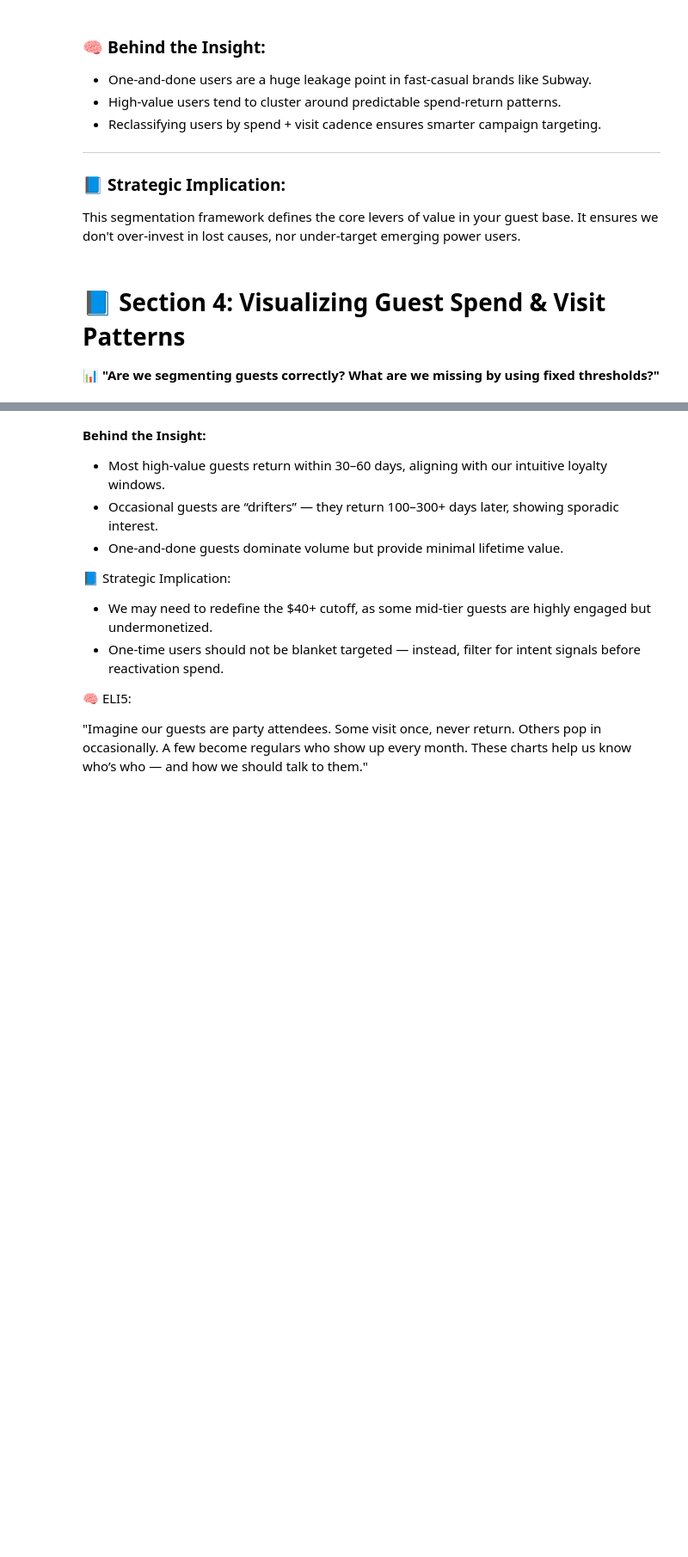
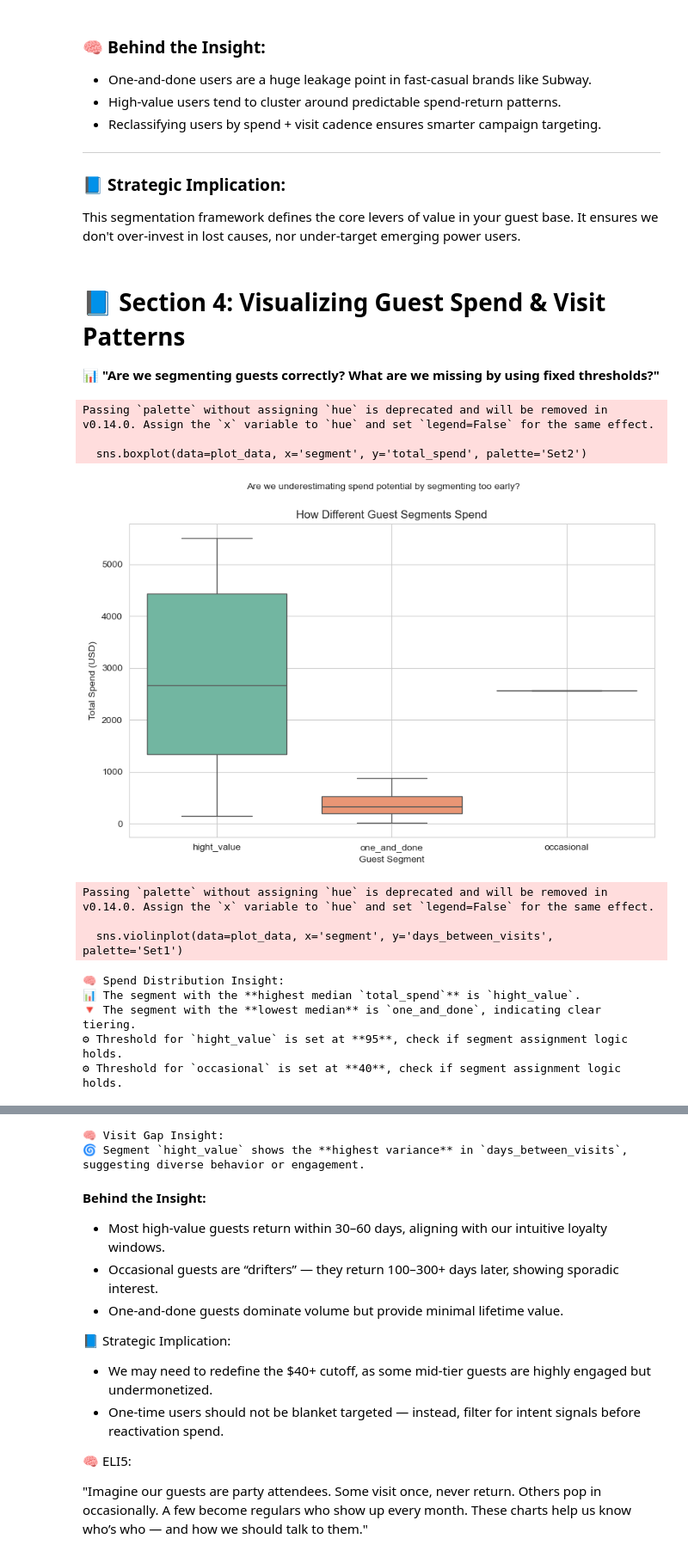
Before and after one commit to MC-Zealot/datamule-python, a Jupyter notebook: nbo/nbo_v2/NBO_EDA_v2.ipynb, the cells around one changed output, grey strips where cells are left out. Shown: that part at 86% size. Drawn from its saved outputs; the diff is of its cells as text; code cells hidden in the pictures; blank space fills up the shorter version.

```diff
--- a/nbo/nbo_v2/NBO_EDA_v2.ipynb
+++ b/nbo/nbo_v2/NBO_EDA_v2.ipynb
@@ -37,17 +37,18 @@ OFFER_TIERS = {
     "high": 50     # High-tier offer: 50% off
 }
 
-guest_summary_csv_path="1_guest_summary.csv"
-guest_segments_csv_path="2_guests_segments.csv"
-return_lags_csv_path="3_return_lags.csv"
-channel_summary_csv_path="4_channel_summary.csv"
-recent_csv_path="5_recent.csv"
+guest_summary_csv_path="/Users/zealot/yizhou/git/datamule-python/nbo/nbo_v2/1_guest_summary.csv"
+guest_segments_csv_path="/Users/zealot/yizhou/git/datamule-python/nbo/nbo_v2/2_guests_segments.csv"
+return_lags_csv_path="/Users/zealot/yizhou/git/datamule-python/nbo/nbo_v2/3_return_lags.csv"
+channel_summary_csv_path="/Users/zealot/yizhou/git/datamule-python/nbo/nbo_v2/4_channel_summary.csv"
+recent_csv_path="/Users/zealot/yizhou/git/datamule-python/nbo/nbo_v2/5_recent.csv"
 
-guest_summary = pd.read_csv(guest_summary_csv_path) # 🔁 Replace w/ SQL export when live
-guest_segments = pd.read_csv(guest_segments_csv_path) # 🔁 Replace w/ SQL export when live
-return_lags = pd.read_csv(return_lags_csv_path) # 🔁 Replace w/ SQL export when live
-channel_summary = pd.read_csv(channel_summary_csv_path) # 🔁 Replace w/ SQL export when live
-recent = pd.read_csv(recent_csv_path) # 🔁 Replace w/ SQL export when live
+guest_summary = pd.read_csv(guest_segments_csv_path, parse_dates=["first_seen","last_seen"])
+
+# guest_segments = pd.read_csv(guest_segments_csv_path)
+return_lags = pd.read_csv(return_lags_csv_path, parse_dates=["current_visit","previous_visit"])
+channel_summary = pd.read_csv(channel_summary_csv_path)
+recent = pd.read_csv(recent_csv_path)
 
 
 def generate_dynamic_insight(data, viz_type, segment_column=None, value_column=None, threshold_info=None):
@@ -111,19 +112,21 @@ def generate_dynamic_insight(data, viz_type, segment_column=None, value_column=N
 
 # 📥 Load placeholder data
 # df = pd.read_csv(CSV_PATH) # 🔁 Replace w/ SQL export when live
+guest_summary['segment']=guest_summary['case']
 df = guest_summary
 
 # 🧼 Basic column cleaning
-df['purchase_date'] = pd.to_datetime(df['purchase_date'])
-df = df[df['amount'].notnull() & df['guest_id'].notnull()]
+# df['purchase_date'] = pd.to_datetime(df['purchase_date'])
+df = df[df['total_spend'].notnull() & df['guest_profile_id'].notnull()]
 
 # 🧬 Identity Resolution (simulated for now)
-# This combines guest_id with payment_token as a proxy for identity stitching.
+# This combines guest_profile_id with payment_token as a proxy for identity stitching.
 # In production: replace with secure, hashed payment identity joins.
 if USE_ID_RESOLUTION and 'payment_token' in df.columns:
-    df['resolved_id'] = df['guest_id'].astype(str) + '_' + df['payment_token'].astype(str)
+    df['resolved_id'] = df['guest_profile_id'].astype(str) + '_' + df['payment_token'].astype(str)
 else:
-    df['resolved_id'] = df['guest_id']
+    df['resolved_id'] = df['guest_profile_id']
+
 
 # 🔍 Preview sample data
 df.head()
@@ -201,7 +211,7 @@ It ensures we don't over-invest in lost causes, nor under-target emerging power
 # ------------------------------------------------------------------------------
 
 # ⚙ Which segments to include in comparisons
-COMPARE_SEGMENTS = ['high_value', 'occasional', 'one_and_done']
+COMPARE_SEGMENTS = ['hight_value', 'occasional', 'one_and_done']
 
 # Filter dataset
 plot_data = guest_summary[guest_summary['segment'].isin(COMPARE_SEGMENTS)]
@@ -223,31 +233,44 @@ insight_spend = generate_dynamic_insight(
     data=plot_data,
     viz_type='boxplot',
     segment_column='segment',
     value_column='total_spend',
     threshold_info={
-        'high_value': SPEND_CUTOFF_HIGH_VALUE,
+        'hight_value': SPEND_CUTOFF_HIGH_VALUE,
         'occasional': SPEND_CUTOFF_OCCASIONAL
     }
 )
 print("🧠 Spend Distribution Insight:\n" + insight_spend)
 
 # -----------------------------------------
 # Visit Gap Distribution
 # -----------------------------------------
 plt.figure(figsize=(10, 6))
 sns.violinplot(data=plot_data, x='segment', y='days_between_visits', palette='Set1')
 plt.title("Visit Gaps Across Segments")
 plt.suptitle("How frequently do guests return? Can we predict drop-off?", fontsize=10)
 plt.xlabel("Guest Segment")
 plt.ylabel("Days Between Visits")
 plt.grid(True)
 plt.show()
 
 # 🧠 Visit Gap Insight
 insight_gap = generate_dynamic_insight(
     data=plot_data,
     viz_type='violin',
     segment_column='segment',
     value_column='days_between_visits'
 )
 print("🧠 Visit Gap Insight:\n" + insight_gap)
+# %% [output]
+Passing `palette` without assigning `hue` is deprecated and will be removed in v0.14.0. Assign the `x` variable to `hue` and set `legend=False` for the same effect.
+
+  sns.boxplot(data=plot_data, x='segment', y='total_spend', palette='Set2')
+[figure, added]
+Passing `palette` without assigning `hue` is deprecated and will be removed in v0.14.0. Assign the `x` variable to `hue` and set `legend=False` for the same effect.
+
+  sns.violinplot(data=plot_data, x='segment', y='days_between_visits', palette='Set1')
+🧠 Spend Distribution Insight:
+📊 The segment with the **highest median `total_spend`** is `hight_value`.
+🔻 The segment with the **lowest median** is `one_and_done`, indicating clear tiering.
+⚙ Threshold for `hight_value` is set at **95**, check if segment assignment logic holds.
+⚙ Threshold for `occasional` is set at **40**, check if segment assignment logic holds.
@@ -254,3 +278,5 @@ print("🧠 Visit Gap Insight:\n" + insight_gap)
+🧠 Visit Gap Insight:
+🌀 Segment `hight_value` shows the **highest variance** in `days_between_visits`, suggesting diverse behavior or engagement.
 # %% [markdown]
 **Behind the Insight:**
 
```
Also changed, not shown: parts of 7 cells of this notebook.
